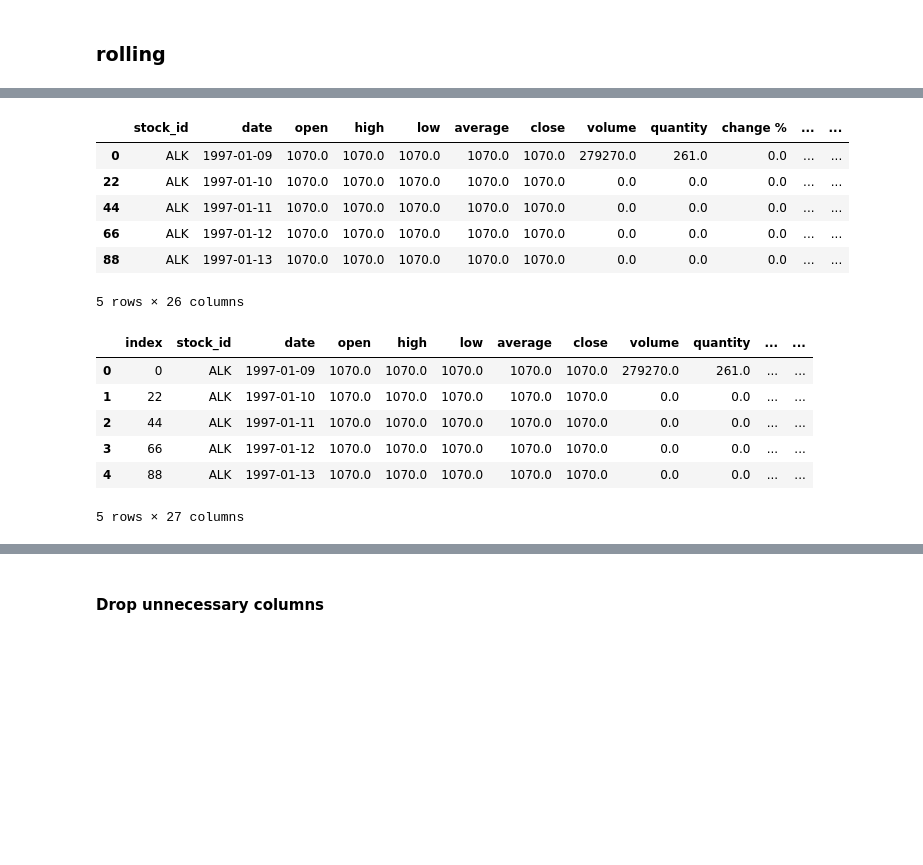
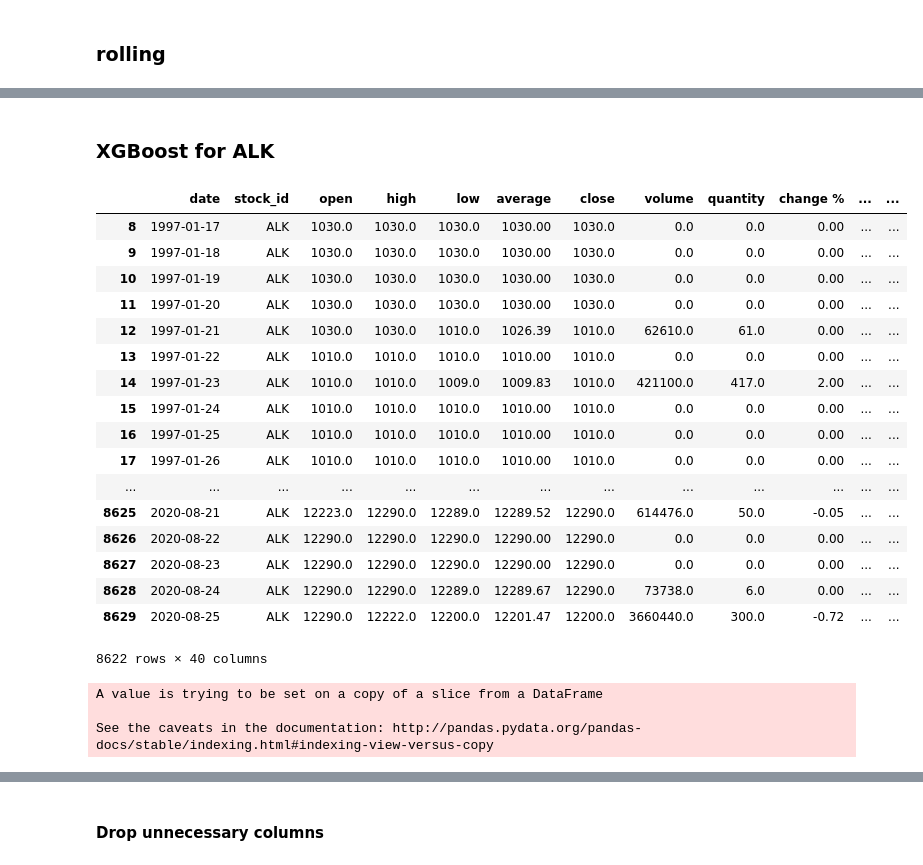
Before and after one commit to gjurcin/MacedoniaStockMarket, a Jupyter notebook: macedonian_stock_exchange_ivona.ipynb, the cells around one changed output, grey strips where cells are left out. Saved outputs shown, nothing was run; the diff lists cells and outputs as text; code cells hidden in the pictures; blank space fills up the shorter version.

Commit message:
xgboost-corrected

```diff
--- a/macedonian_stock_exchange_ivona.ipynb
+++ b/macedonian_stock_exchange_ivona.ipynb
@@ -313,9 +314,9 @@ rolling_7_days = pd.DataFrame({'sum_7_qty_by_stock':flattened_list_1,
                                'volatility_7_days':flattened_list_4,
                                'max_7_days':flattened_list_5,
                                'min_7_days':flattened_list_6,
-                               'ratio_overall':flattened_list_7,
-                               'change_daily':flattened_list_8,
-                               'profitability_daily':flattened_list_9}
+                               'ratio_overall_prev':flattened_list_7,
+                               'change_daily_prev':flattened_list_8,
+                               'profitability_daily_prev':flattened_list_9}
                              )
 # %%
 print(df_final.shape, rolling_7_days.shape)
@@ -325,5 +326,29 @@ print(df_final.shape, rolling_7_days.shape)
 df_7_days = pd.concat([df_final.reset_index(), rolling_7_days], axis=1)
 # %%
 # Calculating ratios up to 7 days
-df_7_days['ratio_7_days'] = df_7_days.average / df_7_days.max_7_days
+df_7_days['ratio_7_days_prev'] = df_7_days.average.shift(1) / df_7_days.max_7_days
+# %%
+### Add column based on data analysis
+
+# 1 day
+df_7_days['prevopen_1'] = df_7_days.groupby(['stock_id'])['open'].shift(2)
+#(open - prevopen) / prevopen
+df_7_days['returnsOpenPrevRaw1'] = (df_7_days.open.shift(1) - df_7_days.prevopen_1) / df_7_days.prevopen_1
+
+#10 days
+df_7_days['prevopen_7'] = df_7_days.groupby(['stock_id'])['open'].shift(8)
+df_7_days['returnsOpenPrevRaw_7'] = (df_7_days.open.shift(1) - df_7_days.prevopen_7) / df_7_days.prevopen_7
+
+#Rate of change
+
+# pct_chg = lambda x:x.pct_change()
+# df_7_days['pct'] = df_7_days.groupby(['stock_id'])['close'].apply(pct_chg)
+
+#Z-score
+# zscore = lambda x:(x-x.mean())/x.std()
+# df_7_days['z_score'] = df_7_days.groupby(['stock_id'])['close'].apply(zscore)
+
+#percentile transformation
+#rollrank = lambda x: x.rolling(200, min_periods=20).apply(lambda x:pd.Series(x).rank(pct=True)[0])
+#df_7_days['percentile'] = df_7_days.groupby(['stock_id'])['volume'].apply(rollrank)
 # %%
@@ -399,2 +374,4 @@ Name: close, Length: 8630, dtype: float64
+# %% [markdown]
+### XGBoost for ALK
 # %%
-df_alk = df_final[df_final['stock_id'] == 'ALK']
+df_alk = df_7_days[df_7_days.stock_id == 'ALK']
@@ -401,22 +380,29 @@ df_alk = df_final[df_final['stock_id'] == 'ALK']
 # %%
-df_alk.head()
+df_alk.dropna()
 # %% [output]
-|  | stock_id | date | open | high | low | average | close | volume | quantity | change % | ... | ... |
-| 0 | ALK | 1997-01-09 | 1070.0 | 1070.0 | 1070.0 | 1070.0 | 1070.0 | 279270.0 | 261.0 | 0.0 | ... | ... |
-| 22 | ALK | 1997-01-10 | 1070.0 | 1070.0 | 1070.0 | 1070.0 | 1070.0 | 0.0 | 0.0 | 0.0 | ... | ... |
-| 44 | ALK | 1997-01-11 | 1070.0 | 1070.0 | 1070.0 | 1070.0 | 1070.0 | 0.0 | 0.0 | 0.0 | ... | ... |
-| 66 | ALK | 1997-01-12 | 1070.0 | 1070.0 | 1070.0 | 1070.0 | 1070.0 | 0.0 | 0.0 | 0.0 | ... | ... |
-| 88 | ALK | 1997-01-13 | 1070.0 | 1070.0 | 1070.0 | 1070.0 | 1070.0 | 0.0 | 0.0 | 0.0 | ... | ... |
+|  | date | stock_id | open | high | low | average | close | volume | quantity | change % | ... | ... |
+| 8 | 1997-01-17 | ALK | 1030.0 | 1030.0 | 1030.0 | 1030.00 | 1030.0 | 0.0 | 0.0 | 0.00 | ... | ... |
+| 9 | 1997-01-18 | ALK | 1030.0 | 1030.0 | 1030.0 | 1030.00 | 1030.0 | 0.0 | 0.0 | 0.00 | ... | ... |
+| 10 | 1997-01-19 | ALK | 1030.0 | 1030.0 | 1030.0 | 1030.00 | 1030.0 | 0.0 | 0.0 | 0.00 | ... | ... |
+| 11 | 1997-01-20 | ALK | 1030.0 | 1030.0 | 1030.0 | 1030.00 | 1030.0 | 0.0 | 0.0 | 0.00 | ... | ... |
+| 12 | 1997-01-21 | ALK | 1030.0 | 1030.0 | 1010.0 | 1026.39 | 1010.0 | 62610.0 | 61.0 | 0.00 | ... | ... |
+| 13 | 1997-01-22 | ALK | 1010.0 | 1010.0 | 1010.0 | 1010.00 | 1010.0 | 0.0 | 0.0 | 0.00 | ... | ... |
+| 14 | 1997-01-23 | ALK | 1010.0 | 1010.0 | 1009.0 | 1009.83 | 1010.0 | 421100.0 | 417.0 | 2.00 | ... | ... |
+| 15 | 1997-01-24 | ALK | 1010.0 | 1010.0 | 1010.0 | 1010.00 | 1010.0 | 0.0 | 0.0 | 0.00 | ... | ... |
+| 16 | 1997-01-25 | ALK | 1010.0 | 1010.0 | 1010.0 | 1010.00 | 1010.0 | 0.0 | 0.0 | 0.00 | ... | ... |
+| 17 | 1997-01-26 | ALK | 1010.0 | 1010.0 | 1010.0 | 1010.00 | 1010.0 | 0.0 | 0.0 | 0.00 | ... | ... |
+| ... | ... | ... | ... | ... | ... | ... | ... | ... | ... | ... | ... | ... |
+| 8625 | 2020-08-21 | ALK | 12223.0 | 12290.0 | 12289.0 | 12289.52 | 12290.0 | 614476.0 | 50.0 | -0.05 | ... | ... |
+| 8626 | 2020-08-22 | ALK | 12290.0 | 12290.0 | 12290.0 | 12290.00 | 12290.0 | 0.0 | 0.0 | 0.00 | ... | ... |
+| 8627 | 2020-08-23 | ALK | 12290.0 | 12290.0 | 12290.0 | 12290.00 | 12290.0 | 0.0 | 0.0 | 0.00 | ... | ... |
+| 8628 | 2020-08-24 | ALK | 12290.0 | 12290.0 | 12289.0 | 12289.67 | 12290.0 | 73738.0 | 6.0 | 0.00 | ... | ... |
+| 8629 | 2020-08-25 | ALK | 12290.0 | 12222.0 | 12200.0 | 12201.47 | 12200.0 | 3660440.0 | 300.0 | -0.72 | ... | ... |
-5 rows × 26 columns
+8622 rows × 40 columns
+# %%
+df_alk.drop(to_drop, axis=1, inplace=True)
+# %% [output]
+A value is trying to be set on a copy of a slice from a DataFrame
+
+See the caveats in the documentation: http://pandas.pydata.org/pandas-docs/stable/indexing.html#indexing-view-versus-copy
 # %%
 df_alk.reset_index(inplace=True)
-# %%
-df_alk.head()
-# %% [output]
-|  | index | stock_id | date | open | high | low | average | close | volume | quantity | ... | ... |
-| 0 | 0 | ALK | 1997-01-09 | 1070.0 | 1070.0 | 1070.0 | 1070.0 | 1070.0 | 279270.0 | 261.0 | ... | ... |
-| 1 | 22 | ALK | 1997-01-10 | 1070.0 | 1070.0 | 1070.0 | 1070.0 | 1070.0 | 0.0 | 0.0 | ... | ... |
-| 2 | 44 | ALK | 1997-01-11 | 1070.0 | 1070.0 | 1070.0 | 1070.0 | 1070.0 | 0.0 | 0.0 | ... | ... |
-| 3 | 66 | ALK | 1997-01-12 | 1070.0 | 1070.0 | 1070.0 | 1070.0 | 1070.0 | 0.0 | 0.0 | ... | ... |
-| 4 | 88 | ALK | 1997-01-13 | 1070.0 | 1070.0 | 1070.0 | 1070.0 | 1070.0 | 0.0 | 0.0 | ... | ... |
-5 rows × 27 columns
```
Also changed, not shown: parts of 24 cells of this notebook.
